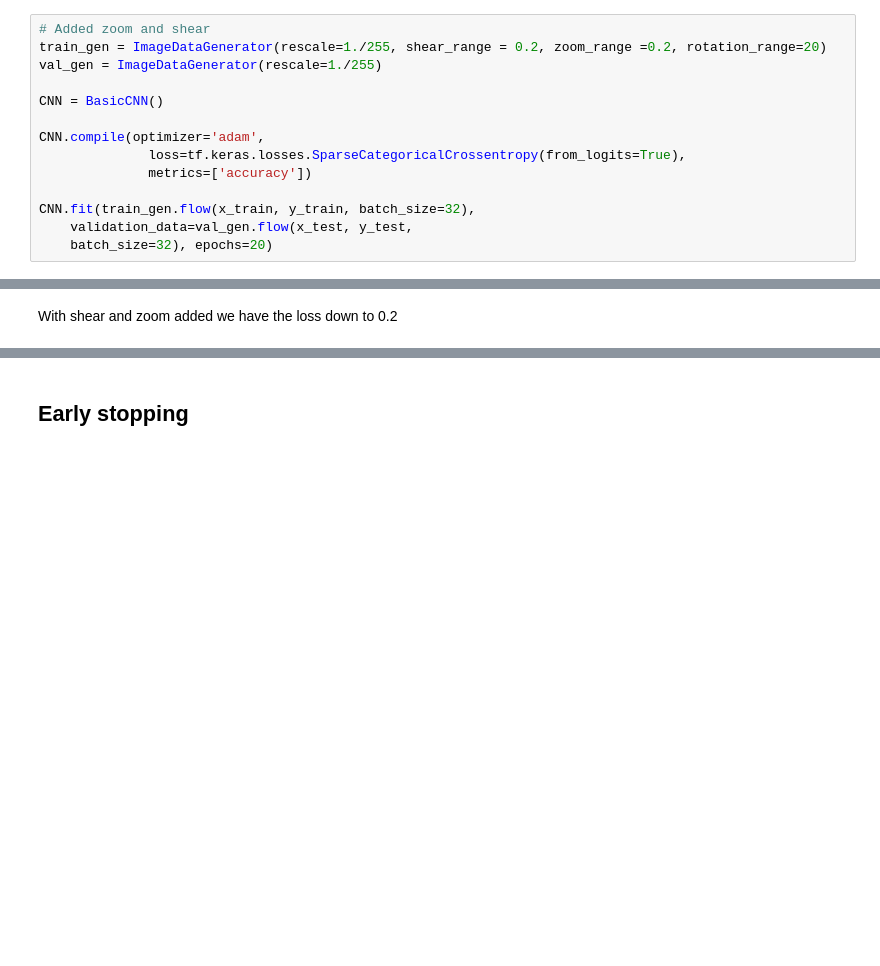
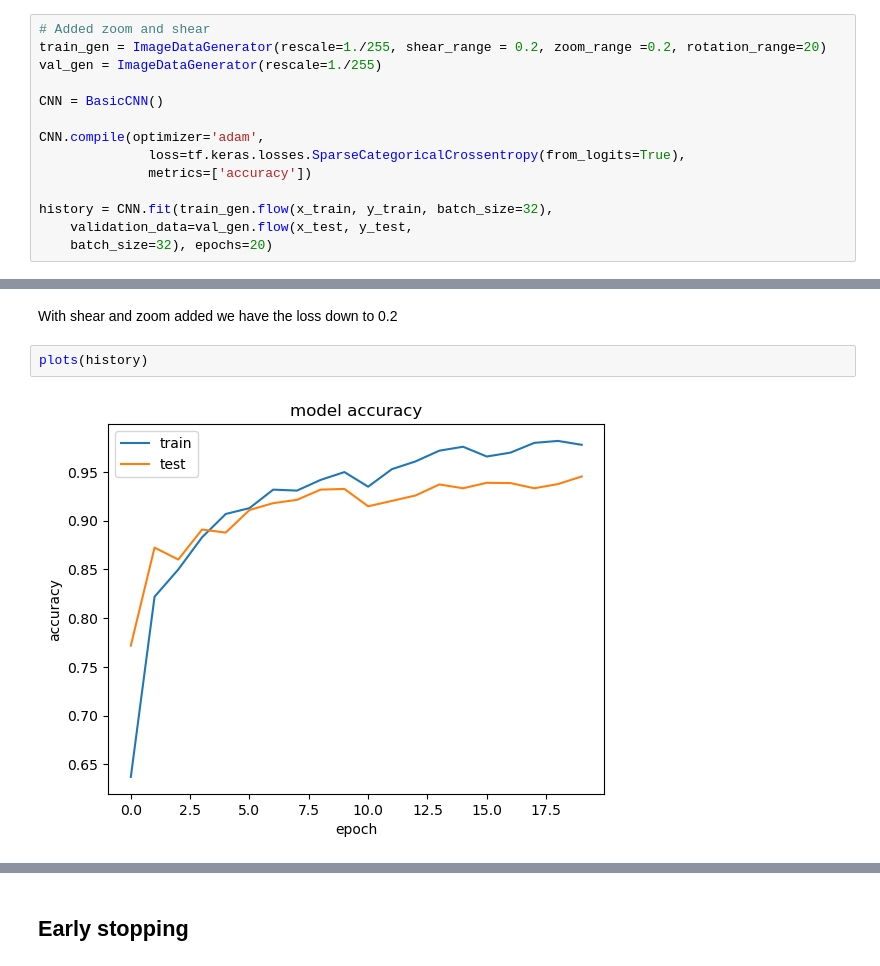
Before and after one commit to RossErskine/Kaggle-notebooks, a Jupyter notebook: Regularisation on MNIST dataset.ipynb, the cells around one changed output, grey strips where cells are left out. Cells and saved outputs as stored; diff of their text form; blank space fills up the shorter version.

```diff
--- a/Regularisation on MNIST dataset.ipynb
+++ b/Regularisation on MNIST dataset.ipynb
@@ -178,7 +201,7 @@ CNN.compile(optimizer='adam',
               loss=tf.keras.losses.SparseCategoricalCrossentropy(from_logits=True),
               metrics=['accuracy'])
 
-CNN.fit(train_gen.flow(x_train, y_train, batch_size=32),
+history = CNN.fit(train_gen.flow(x_train, y_train, batch_size=32),
     validation_data=val_gen.flow(x_test, y_test,
     batch_size=32), epochs=20)
 # %% [output]
@@ -203,2 +225,6 @@ Epoch 20/20
 # %% [markdown]
 With shear and zoom added we have the loss down to 0.2
+# %%
+plots(history)
+# %% [output]
+[figure, added]
```
Also changed, not shown: parts of 25 cells of this notebook.
